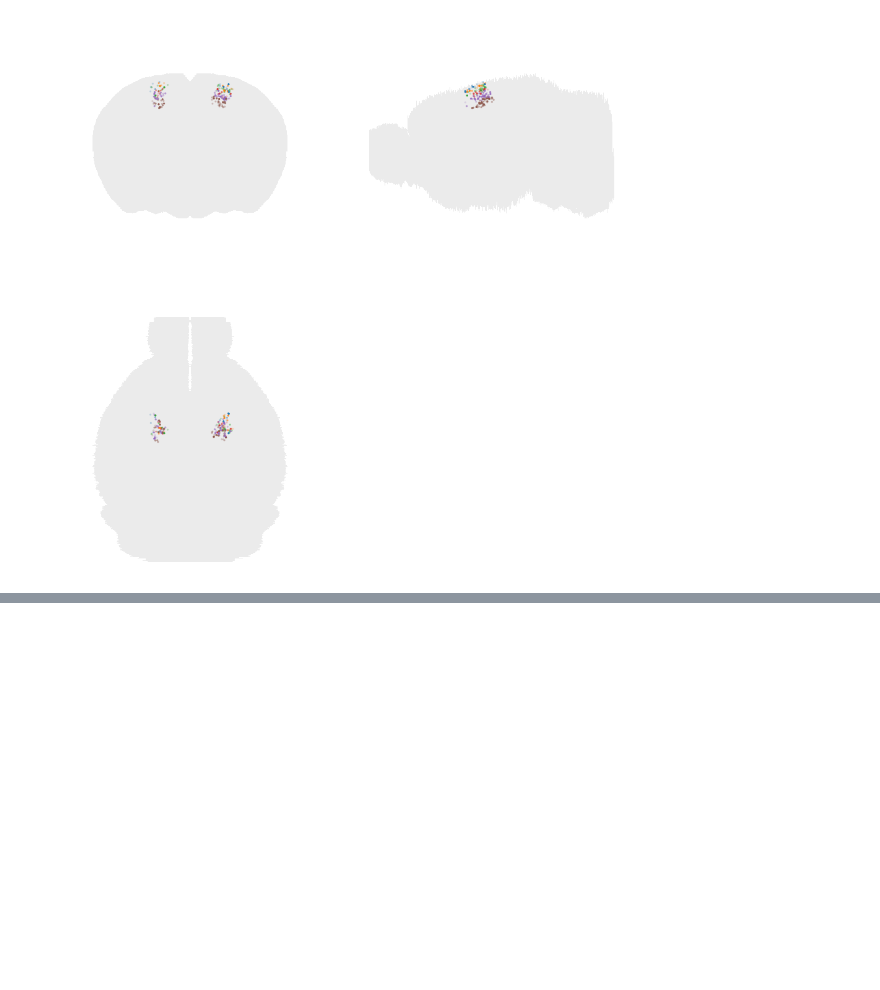
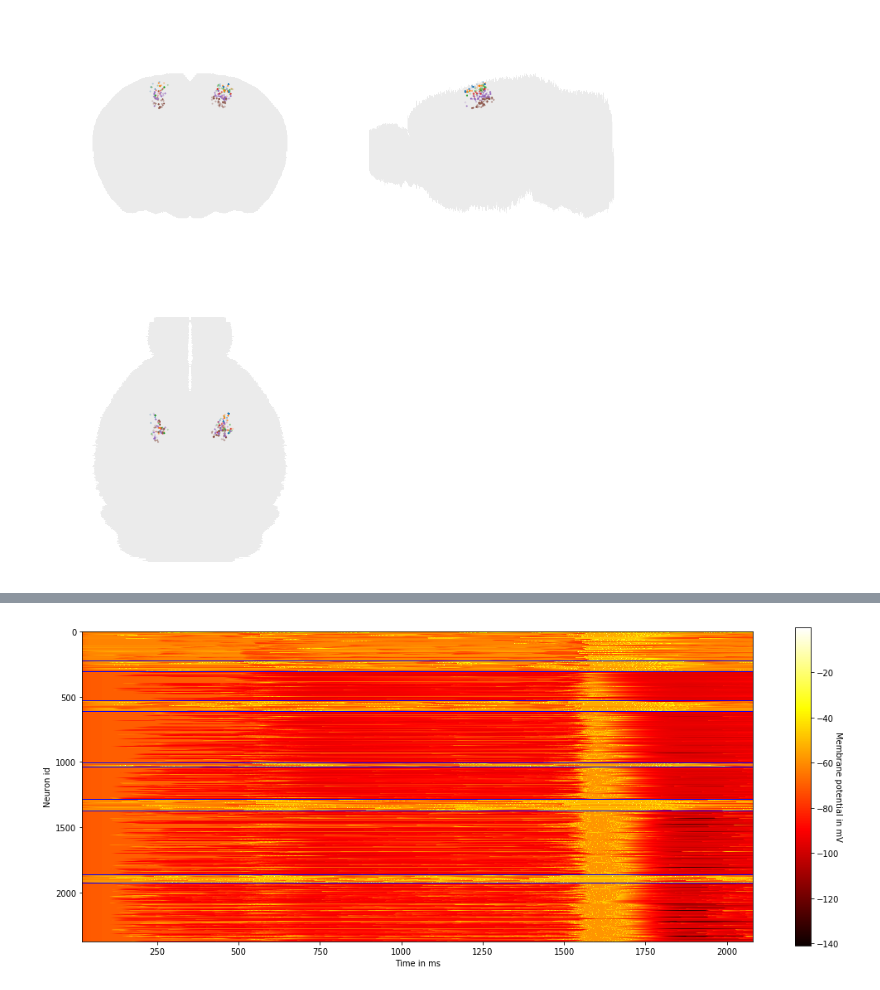
Before and after one commit to iomaganaris/test_standalone, a Jupyter notebook: sim_analysis.ipynb, the cells around one changed output, grey strips where cells are left out. Cells and saved outputs as stored; diff of their text form; code cells hidden in the pictures; blank space fills up the shorter version.

```diff
--- a/sim_analysis.ipynb
+++ b/sim_analysis.ipynb
@@ -500,11 +505,13 @@ plt.savefig(join(SIM_FOLDER, sim_name, splitter,sim_name+"_"+roi_name+"_"+splitt
 # %%
 figure(figsize=(15, 6))
-imshow(potentials2D_filter.T, interpolation="nearest", aspect=4.0, cmap='hot')
+imshow(potentials2D_filter.T, interpolation="nearest", cmap='hot', aspect=0.4, extent=[time_from,time_to, counts[-1], 0])
 cbar = colorbar()
 cbar.set_label('Membrane potential in mV', rotation=270)
 for il in range(1, num_filter):
     plt.axhline(y=[counts[il]], color='b', linewidth=1)
 plt.xlabel('Time in ms')
 plt.ylabel('Neuron id')
 plt.tight_layout()
 plt.savefig(join(SIM_FOLDER, sim_name, splitter,sim_name+"_"+roi_name+"_"+splitter+"_membrane_potentials.png"))
+# %% [output]
+[figure, added]
```
Also changed, not shown: parts of 16 cells of this notebook, 1 other file.
